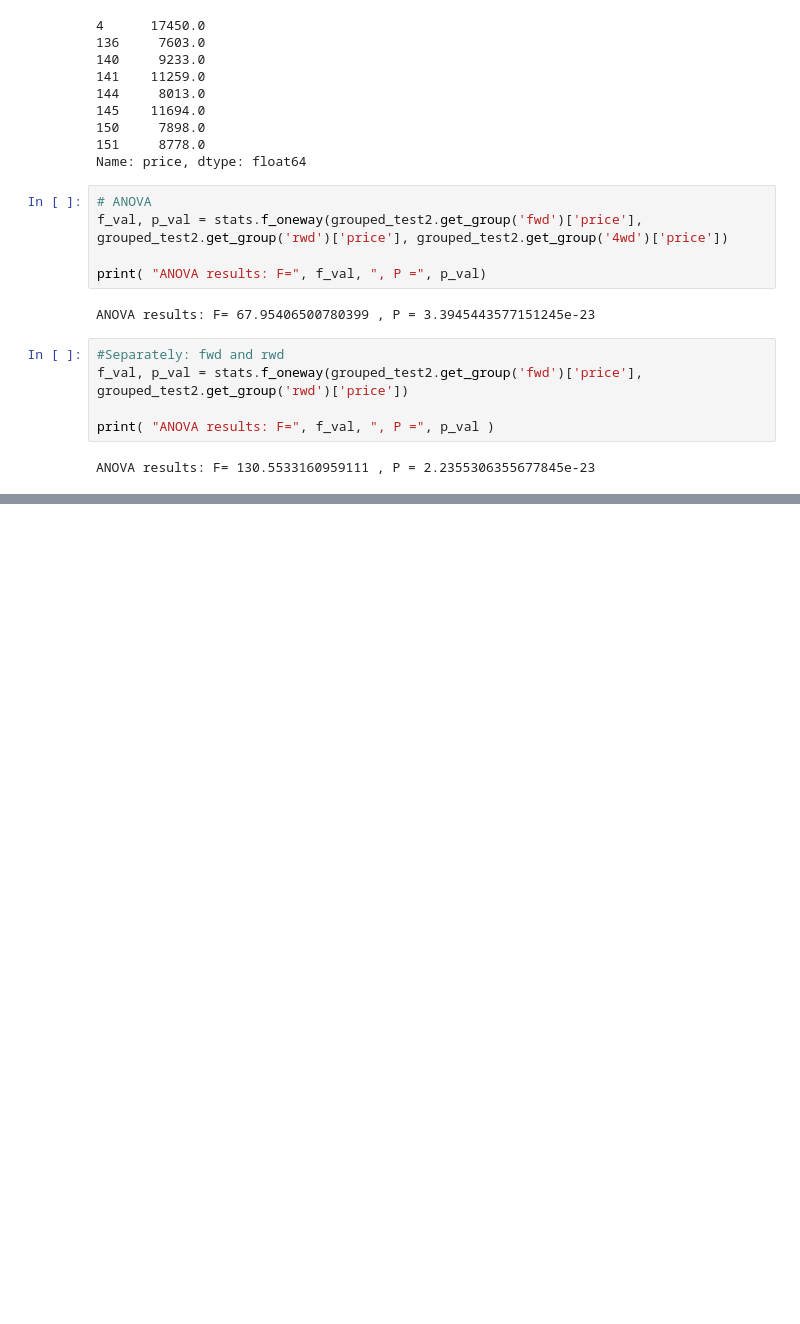
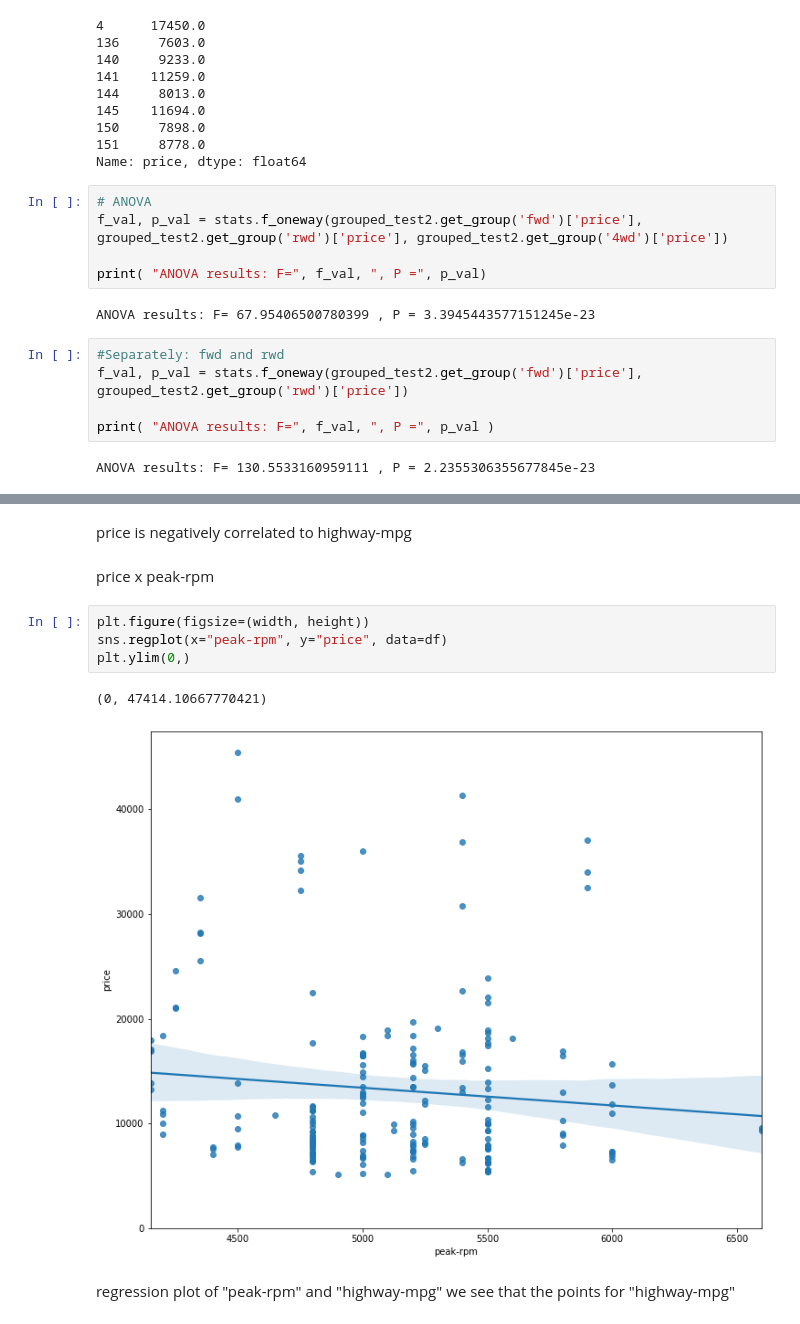
Before and after one commit to mabittar/Learn, a Jupyter notebook: Analyzing_Data_with_Python.ipynb, the cells around one changed output, grey strips where cells are left out. Drawn from its saved outputs; the diff is of its cells as text; blank space fills up the shorter version.

```diff
--- a/Analyzing_Data_with_Python.ipynb
+++ b/Analyzing_Data_with_Python.ipynb
@@ -1064,0 +1236,13 @@ ANOVA results: F= 130.5533160959111 , P = 2.2355306355677845e-23
+# %% [markdown]
+price is negatively correlated to highway-mpg
+# %% [markdown]
+price x peak-rpm
+# %%
+plt.figure(figsize=(width, height))
+sns.regplot(x="peak-rpm", y="price", data=df)
+plt.ylim(0,)
+# %% [output]
+(0, 47414.10667770421)
+[figure, added]
+# %% [markdown]
+regression plot of "peak-rpm" and "highway-mpg" we see that the points for "highway-mpg"
```
Also changed, not shown: parts of 90 cells of this notebook.
